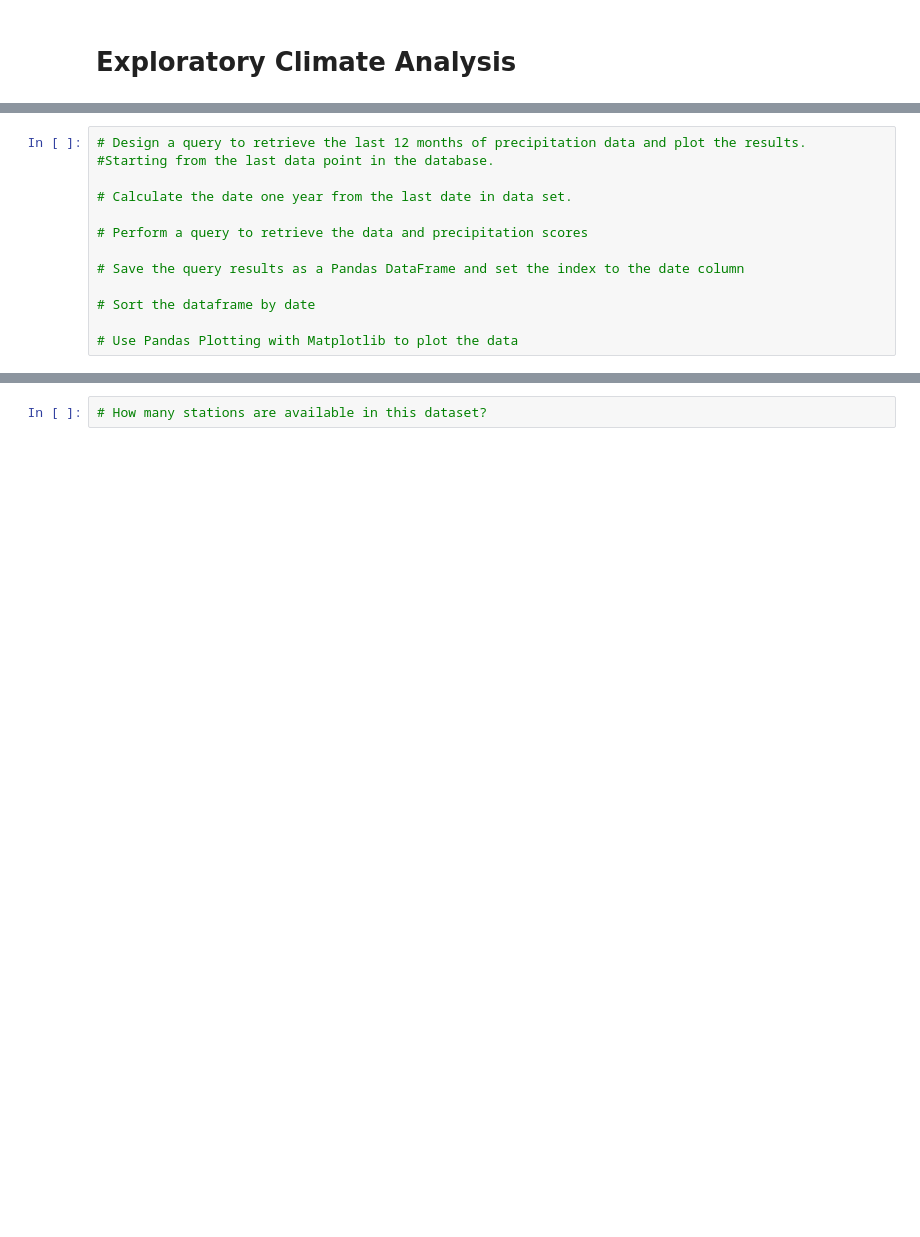
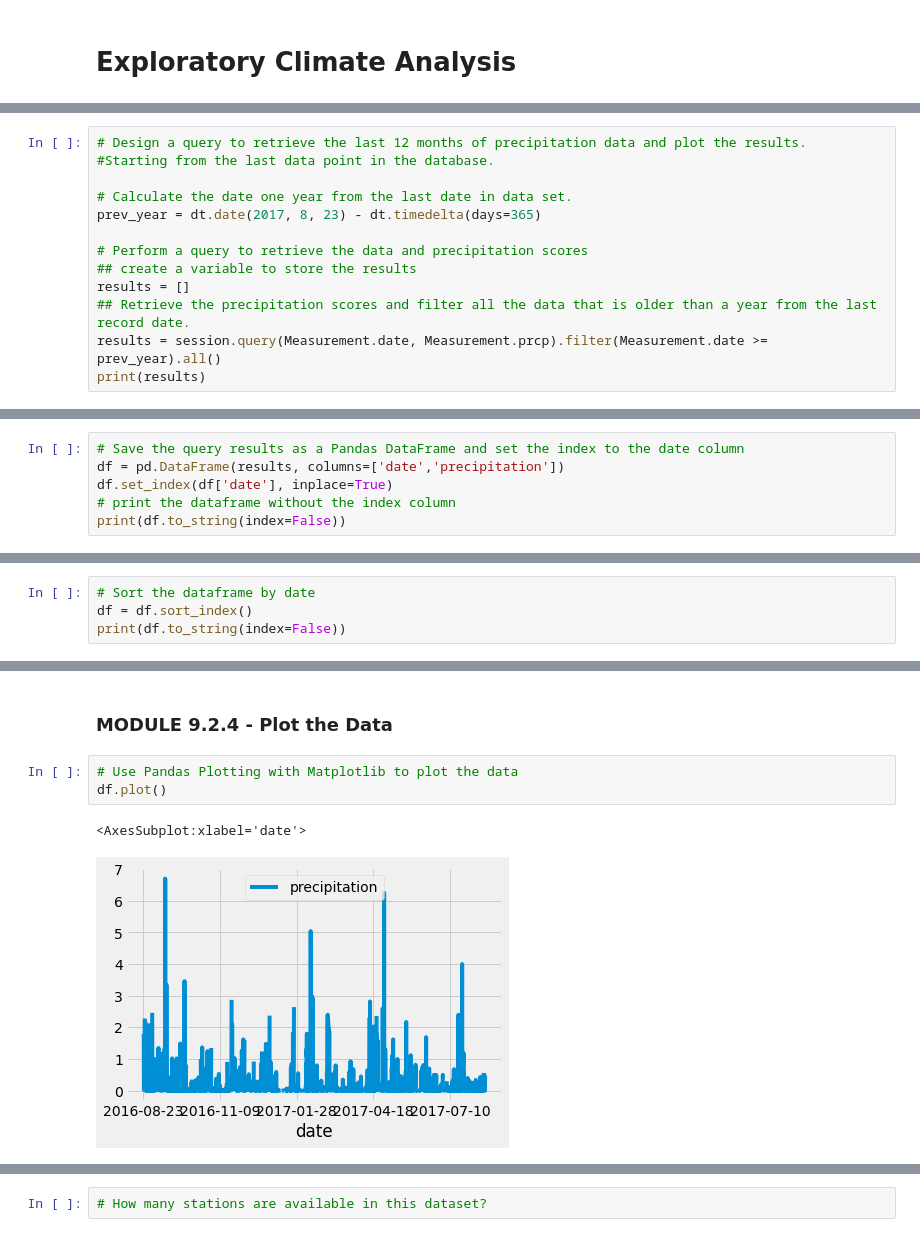
Before and after one commit to IJG-DR/surfs_up, a Jupyter notebook: climate_analysis.ipynb, the cells around one changed output, grey strips where cells are left out. Cells and saved outputs as stored; diff of their text form; blank space fills up the shorter version.

Commit message:
Added date and precip data as well as summary stats.

```diff
--- a/climate_analysis.ipynb
+++ b/climate_analysis.ipynb
@@ -60,11 +62,11 @@ session = Session(engine)
 #Starting from the last data point in the database.
 
 # Calculate the date one year from the last date in data set.
+prev_year = dt.date(2017, 8, 23) - dt.timedelta(days=365)
 
 # Perform a query to retrieve the data and precipitation scores
-
-# Save the query results as a Pandas DataFrame and set the index to the date column
-
-# Sort the dataframe by date
-
-# Use Pandas Plotting with Matplotlib to plot the data
+## create a variable to store the results
+results = []
+## Retrieve the precipitation scores and filter all the data that is older than a year from the last record date.
+results = session.query(Measurement.date, Measurement.prcp).filter(Measurement.date >= prev_year).all()
+print(results)
@@ -70,0 +77,6 @@ session = Session(engine)
+# %%
+# Save the query results as a Pandas DataFrame and set the index to the date column
+df = pd.DataFrame(results, columns=['date','precipitation'])
+df.set_index(df['date'], inplace=True)
+# print the dataframe without the index column
+print(df.to_string(index=False))
@@ -70,0 +103,4 @@ session = Session(engine)
+# %%
+# Sort the dataframe by date
+df = df.sort_index()
+print(df.to_string(index=False))
@@ -70,0 +125,8 @@ session = Session(engine)
+# %% [markdown]
+### MODULE 9.2.4 - Plot the Data
+# %%
+# Use Pandas Plotting with Matplotlib to plot the data
+df.plot()
+# %% [output]
+<AxesSubplot:xlabel='date'>
+[figure, added]
```
Also changed, not shown: parts of 8 cells of this notebook.
